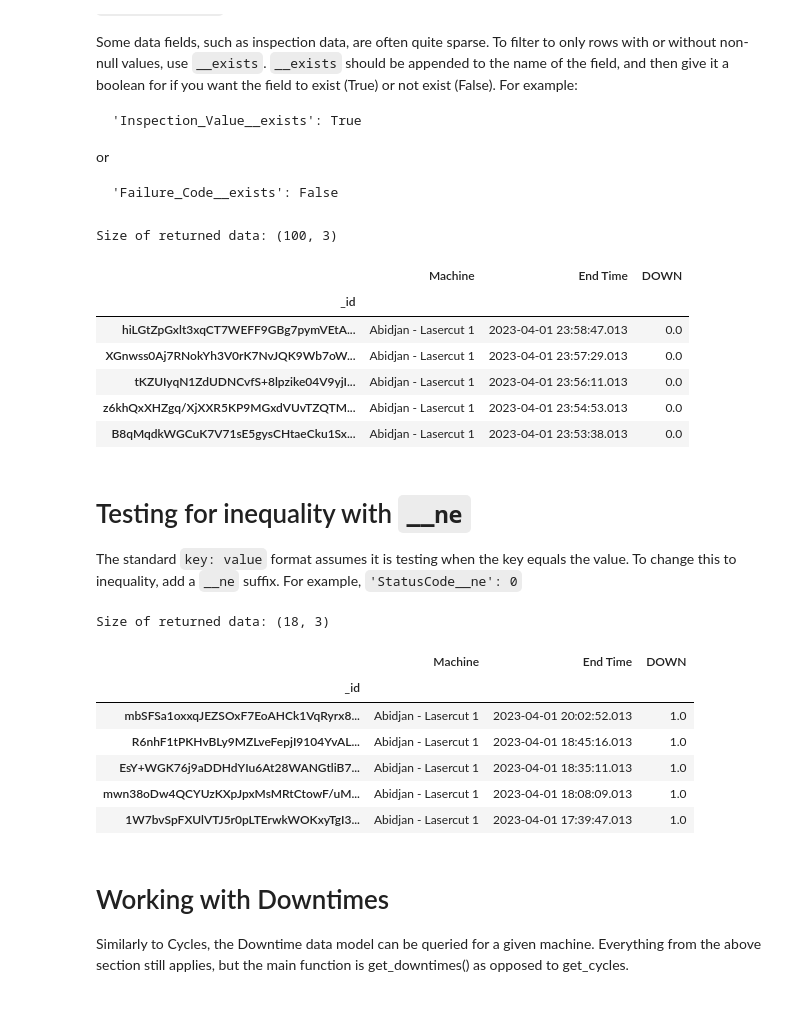
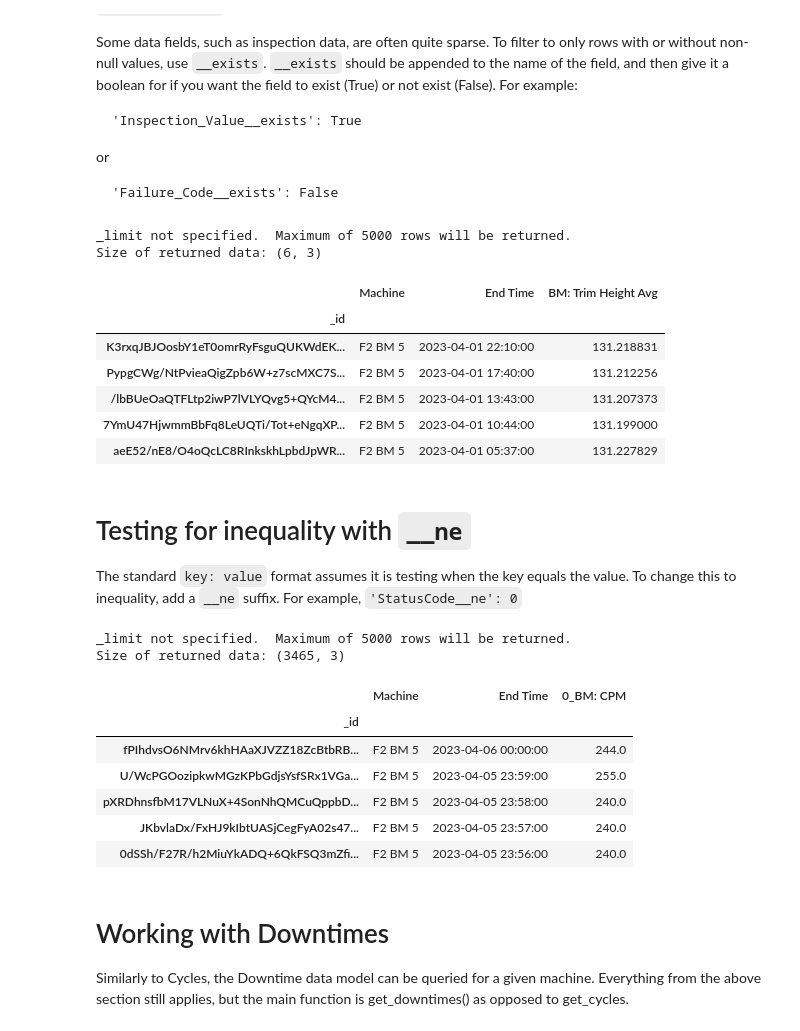
Before and after one commit to sightmachine/sightmachine-sdk, a Jupyter notebook: examples/Query Examples.ipynb, the cells around one changed output. Drawn from its saved outputs; the diff is of its cells as text; code cells hidden in the pictures.

```diff
--- a/examples/Query Examples.ipynb
+++ b/examples/Query Examples.ipynb
@@ -28,7 +40,7 @@ Cycles are the core data set in the SM Platform.  Cycles represent a unit of wor
 Each cycle is associate with a Machine and a range of time.  Each Machine has a machine type which determines the data schema.  So to query for cycle data, the first step is to lookup the machine type and then to lookup the specific machine(s) of that type.
 # %%
 # list machines of a specific type
-machine_type = types[2]
+machine_type = types[0]
 machines = cli.get_machine_names(source_type=machine_type)
 machines
 # %% [output]
@@ -216,50 +244,51 @@ or
     'Failure_Code__exists': False
 # %%
 query = { 'Machine': machines[0],
-         'DOWN__exists': True,
+         'BM: Trim Height Avg__exists': True,
          'End Time__gte' : datetime(2023, 4, 1),
          'End Time__lte' : datetime(2023, 4, 2),
          '_order_by': '-End Time',
-         '_only': ['Machine', 'End Time', 'DOWN'],
-         '_limit': 100}
+         '_only': ['Machine', 'End Time', 'BM: Trim Height Avg']}
 df = cli.get_cycles(**query)
 
 print(f'Size of returned data: {df.shape}')
-# Query was for two machines, but BM: Axial Load not on the second, so that doesn't appear in the data set
+# Query now only has the small subset of machines with Trim Hight Avg
 df.head()
 # %% [output]
-Size of returned data: (100, 3)
+_limit not specified.  Maximum of 5000 rows will be returned.
+Size of returned data: (6, 3)
-|  | Machine | End Time | DOWN |
+|  | Machine | End Time | BM: Trim Height Avg |
 | _id |  |  |  |
-| hiLGtZpGxlt3xqCT7WEFF9GBg7pymVEtA... | Abidjan - Lasercut 1 | 2023-04-01 23:58:47.013 | 0.0 |
-| XGnwss0Aj7RNokYh3V0rK7NvJQK9Wb7oW... | Abidjan - Lasercut 1 | 2023-04-01 23:57:29.013 | 0.0 |
-| tKZUIyqN1ZdUDNCvfS+8lpzike04V9yjI... | Abidjan - Lasercut 1 | 2023-04-01 23:56:11.013 | 0.0 |
-| z6khQxXHZgq/XjXXR5KP9MGxdVUvTZQTM... | Abidjan - Lasercut 1 | 2023-04-01 23:54:53.013 | 0.0 |
-| B8qMqdkWGCuK7V71sE5gysCHtaeCku1Sx... | Abidjan - Lasercut 1 | 2023-04-01 23:53:38.013 | 0.0 |
+| K3rxqJBJOosbY1eT0omrRyFsguQUKWdEK... | F2 BM 5 | 2023-04-01 22:10:00 | 131.218831 |
+| PypgCWg/NtPvieaQigZpb6W+z7scMXC7S... | F2 BM 5 | 2023-04-01 17:40:00 | 131.212256 |
+| /lbBUeOaQTFLtp2iwP7lVLYQvg5+QYcM4... | F2 BM 5 | 2023-04-01 13:43:00 | 131.207373 |
+| 7YmU47HjwmmBbFq8LeUQTi/Tot+eNgqXP... | F2 BM 5 | 2023-04-01 10:44:00 | 131.199000 |
+| aeE52/nE8/O4oQcLC8RInkskhLpbdJpWR... | F2 BM 5 | 2023-04-01 05:37:00 | 131.227829 |
 # %% [markdown]
 # Testing for inequality with `__ne`
 
 The standard `key: value` format assumes it is testing when the key equals the value.  To change this to inequality, add a `__ne` suffix.  For example, `'StatusCode__ne': 0`
 # %%
 query = {'Machine': machines[0],
-         'DOWN__ne': 0,
-         'End Time__gte' : datetime(2023, 4, 1),
-         'End Time__lte' : datetime(2023, 4, 2),
+         '0_BM: CPM__ne': 0,
+         'End Time__gte' : datetime(2023, 4, 3),
+         'End Time__lte' : datetime(2023, 4, 6),
          '_order_by': '-End Time',
-         '_only': ['Machine', 'End Time', 'DOWN']}
+         '_only': ['Machine', 'End Time', '0_BM: CPM']}
 df = cli.get_cycles(**query)
 
 print(f'Size of returned data: {df.shape}')
 df.head()
 # %% [output]
-Size of returned data: (18, 3)
+_limit not specified.  Maximum of 5000 rows will be returned.
+Size of returned data: (3465, 3)
-|  | Machine | End Time | DOWN |
+|  | Machine | End Time | 0_BM: CPM |
 | _id |  |  |  |
-| mbSFSa1oxxqJEZSOxF7EoAHCk1VqRyrx8... | Abidjan - Lasercut 1 | 2023-04-01 20:02:52.013 | 1.0 |
-| R6nhF1tPKHvBLy9MZLveFepjI9104YvAL... | Abidjan - Lasercut 1 | 2023-04-01 18:45:16.013 | 1.0 |
-| EsY+WGK76j9aDDHdYIu6At28WANGtliB7... | Abidjan - Lasercut 1 | 2023-04-01 18:35:11.013 | 1.0 |
-| mwn38oDw4QCYUzKXpJpxMsMRtCtowF/uM... | Abidjan - Lasercut 1 | 2023-04-01 18:08:09.013 | 1.0 |
-| 1W7bvSpFXUlVTJ5r0pLTErwkWOKxyTgI3... | Abidjan - Lasercut 1 | 2023-04-01 17:39:47.013 | 1.0 |
+| fPIhdvsO6NMrv6khHAaXJVZZ18ZcBtbRB... | F2 BM 5 | 2023-04-06 00:00:00 | 244.0 |
+| U/WcPGOozipkwMGzKPbGdjsYsfSRx1VGa... | F2 BM 5 | 2023-04-05 23:59:00 | 255.0 |
+| pXRDhnsfbM17VLNuX+4SonNhQMCuQppbD... | F2 BM 5 | 2023-04-05 23:58:00 | 240.0 |
+| JKbvlaDx/FxHJ9kIbtUASjCegFyA02s47... | F2 BM 5 | 2023-04-05 23:57:00 | 240.0 |
+| 0dSSh/F27R/h2MiuYkADQ+6QkFSQ3mZfi... | F2 BM 5 | 2023-04-05 23:56:00 | 240.0 |
 # %% [markdown]
 # Working with Downtimes
 Similarly to Cycles, the Downtime data model can be queried for a given machine. Everything from the above section still applies, but the main function is get_downtimes() as opposed to get_cycles.
```
Also changed, not shown: parts of 18 cells of this notebook.
